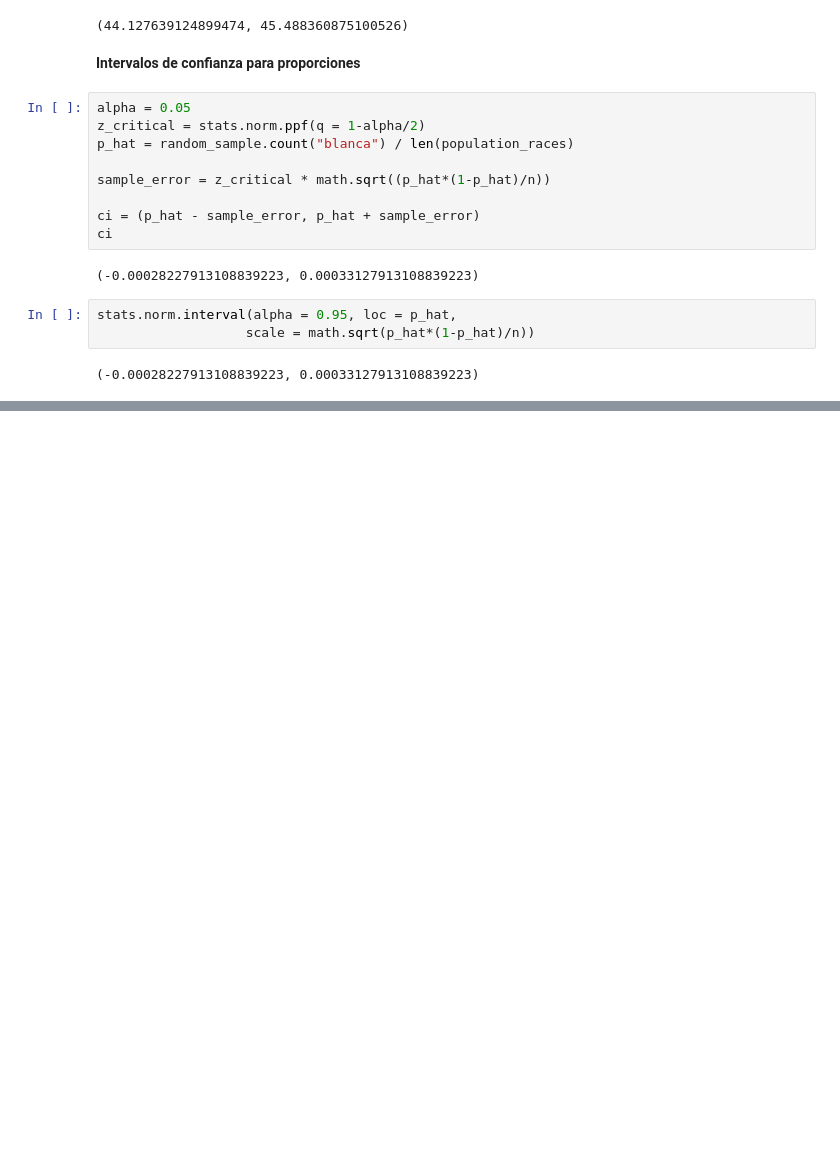
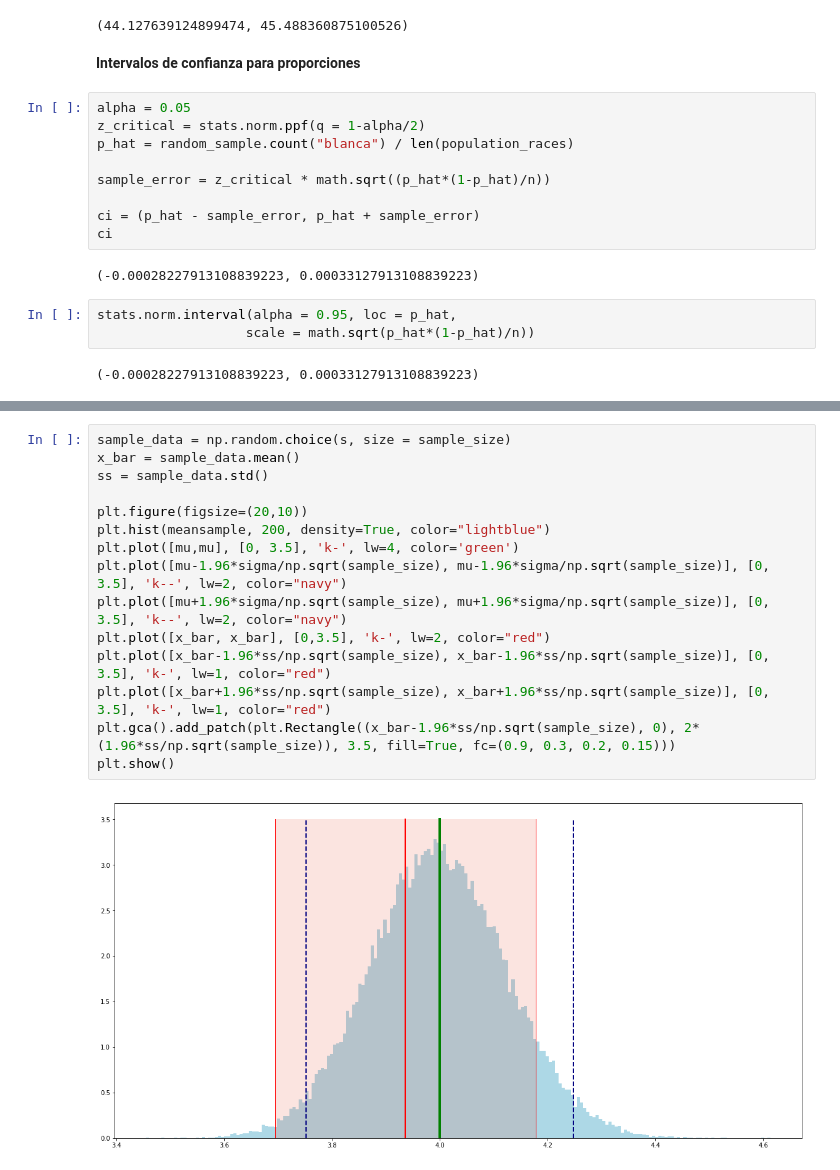
Before and after one commit to guiruha/Statistical-Inference-with-Python-R, a Jupyter notebook: Confidence_intervals.ipynb, the cells around one changed output, grey strips where cells are left out. Drawn from its saved outputs; the diff is of its cells as text; blank space fills up the shorter version.

```diff
--- a/Confidence_intervals.ipynb
+++ b/Confidence_intervals.ipynb
@@ -218,0 +252,17 @@ stats.norm.interval(alpha = 0.95, loc = p_hat,
+# %%
+sample_data = np.random.choice(s, size = sample_size)
+x_bar = sample_data.mean()
+ss = sample_data.std()
+
+plt.figure(figsize=(20,10))
+plt.hist(meansample, 200, density=True, color="lightblue")
+plt.plot([mu,mu], [0, 3.5], 'k-', lw=4, color='green')
+plt.plot([mu-1.96*sigma/np.sqrt(sample_size), mu-1.96*sigma/np.sqrt(sample_size)], [0, 3.5], 'k--', lw=2, color="navy")
+plt.plot([mu+1.96*sigma/np.sqrt(sample_size), mu+1.96*sigma/np.sqrt(sample_size)], [0, 3.5], 'k--', lw=2, color="navy")
+plt.plot([x_bar, x_bar], [0,3.5], 'k-', lw=2, color="red")
+plt.plot([x_bar-1.96*ss/np.sqrt(sample_size), x_bar-1.96*ss/np.sqrt(sample_size)], [0, 3.5], 'k-', lw=1, color="red")
+plt.plot([x_bar+1.96*ss/np.sqrt(sample_size), x_bar+1.96*ss/np.sqrt(sample_size)], [0, 3.5], 'k-', lw=1, color="red")
+plt.gca().add_patch(plt.Rectangle((x_bar-1.96*ss/np.sqrt(sample_size), 0), 2*(1.96*ss/np.sqrt(sample_size)), 3.5, fill=True, fc=(0.9, 0.3, 0.2, 0.15)))
+plt.show()
+# %% [output]
+[figure, added]
```
Also changed, not shown: parts of 5 cells of this notebook, 4 other files.
